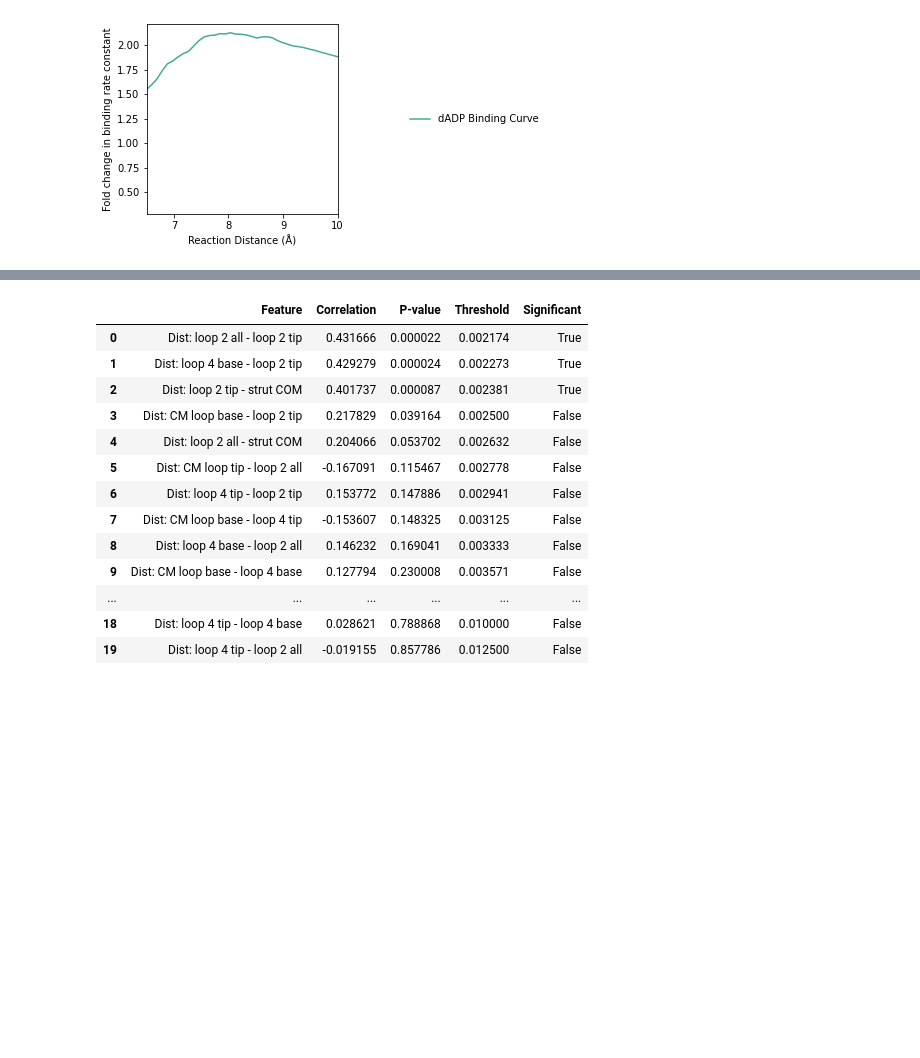
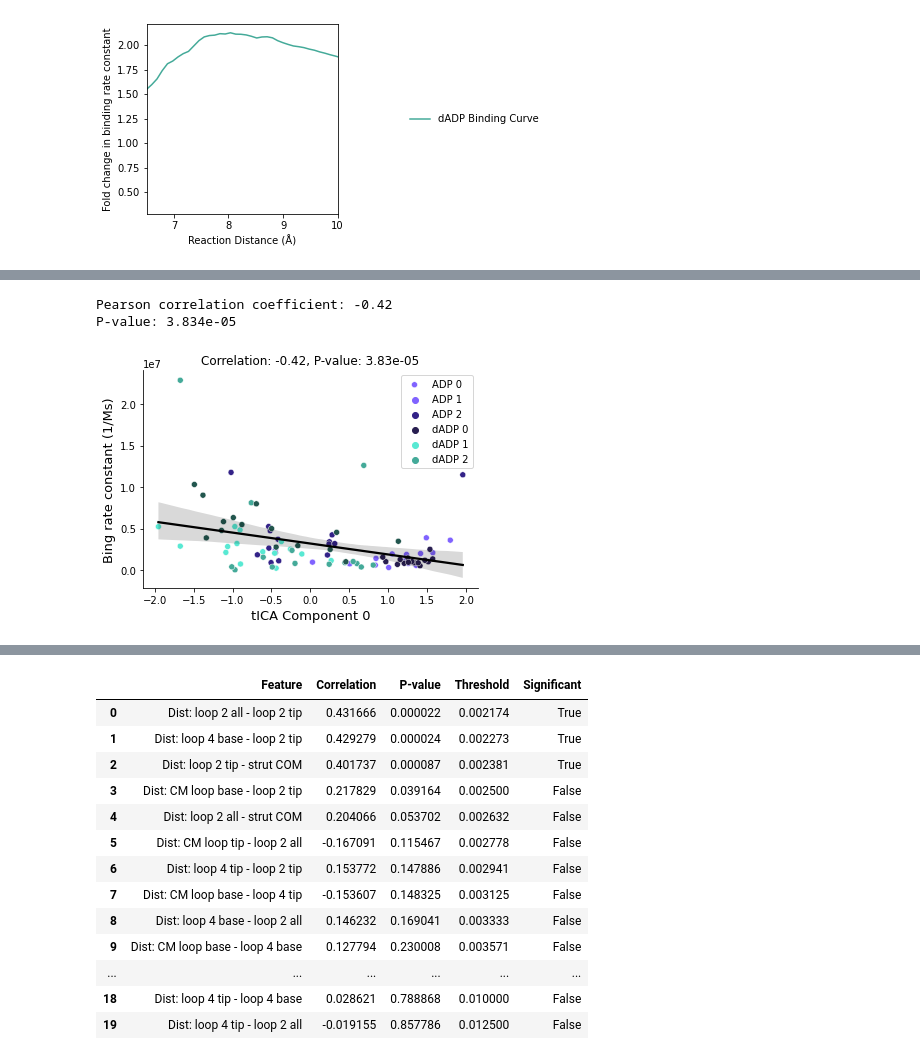
Before and after one commit to marcushock/dATP_multiscale_modeling, a Jupyter notebook: molecular_analysis/BD_Results_Analysis.ipynb, the cells around one changed output, grey strips where cells are left out. Drawn from its saved outputs; the diff is of its cells as text; code cells hidden in the pictures; blank space fills up the shorter version.

```diff
--- a/molecular_analysis/BD_Results_Analysis.ipynb
+++ b/molecular_analysis/BD_Results_Analysis.ipynb
@@ -1082,10 +645,0 @@ for data_chunk in ADP_dADP_COMs_output:
-# %%
-name_list = ['CM_tip', 'CM_base', 'loop_4_tip', 'loop_4_base', 'loop_2_all', 'loop_2_tip', 'strut_COM']
-measure_name_list = []
-for i in range(7):
-    for j in range(i+1,7):
-        print('COM {} - {}'.format(name_list[i],name_list[j]))
-        measure_name_list.append('COM {} - {}'.format(name_list[i],name_list[j]))
-
-measure_name_list.append('DIST: GLN370 CA - LYS540 CA')
-measure_name_list.append('DIST: GLY405 CA - LYS540 CA')
@@ -1238,0 +687,10 @@ p_value
+# %%
+# Load the loop and COM measurement data for ADP and dADP
+
+f = open('msm_datafiles/all_loop_COMs_adp.pkl','rb')
+ADP_COMS_output = pickle.load(f)
+f.close()
+
+f = open('msm_datafiles/all_loop_COMs_dadp.pkl','rb')
+dADP_COMS_output = pickle.load(f)
+f.close()
@@ -1262,0 +779,37 @@ formatted_list_name = ['Dist: CM loop tip - CM loop base',
+# %%
+### Investigate relationship beteen the tIC 0 dimmension and the estimated binidng rate
+
+# Plotting the scatter plot
+sns.scatterplot(data=all_rates_df,
+                x='tica_0',
+                y='rate',
+                hue='sim_name',
+                palette=combined_colors)
+
+# Add a regression line using regplot with the same DataFrame and x, y axes
+# Set scatter=False to avoid duplicating points
+sns.regplot(data=all_rates_df,
+            x='tica_0',
+            y='rate',
+            scatter=False,
+            line_kws={'color': 'black'})  # Customize the color of the line
+
+# Calculate the Pearson correlation coefficient and p-value
+correlation, p_value = stats.spearmanr(all_rates_df['tica_0'], all_rates_df['rate'])
+print("Pearson correlation coefficient: {:.2f}".format(correlation))
+print("P-value: {:.3e}".format(p_value))
+
+# Customize the legend for the scatterplot
+plt.legend(['ADP 0','ADP 1','ADP 2','dADP 0','dADP 1','dADP 2'])
+plt.title(f'Correlation: {correlation:.2f}, P-value: {p_value:.2e}')
+plt.ylabel('Bing rate constant (1/Ms)', fontsize = 13)
+plt.xlabel('tICA Component 0', fontsize = 13)
+# Remove the top right borders
+ax = plt.gca()
+ax.spines[['right', 'top']].set_visible(False)
+
+plt.show()
+# %% [output]
+Pearson correlation coefficient: -0.42
+P-value: 3.834e-05
+[figure, added]
```
Also changed, not shown: parts of 161 cells of this notebook, 1 other file.
